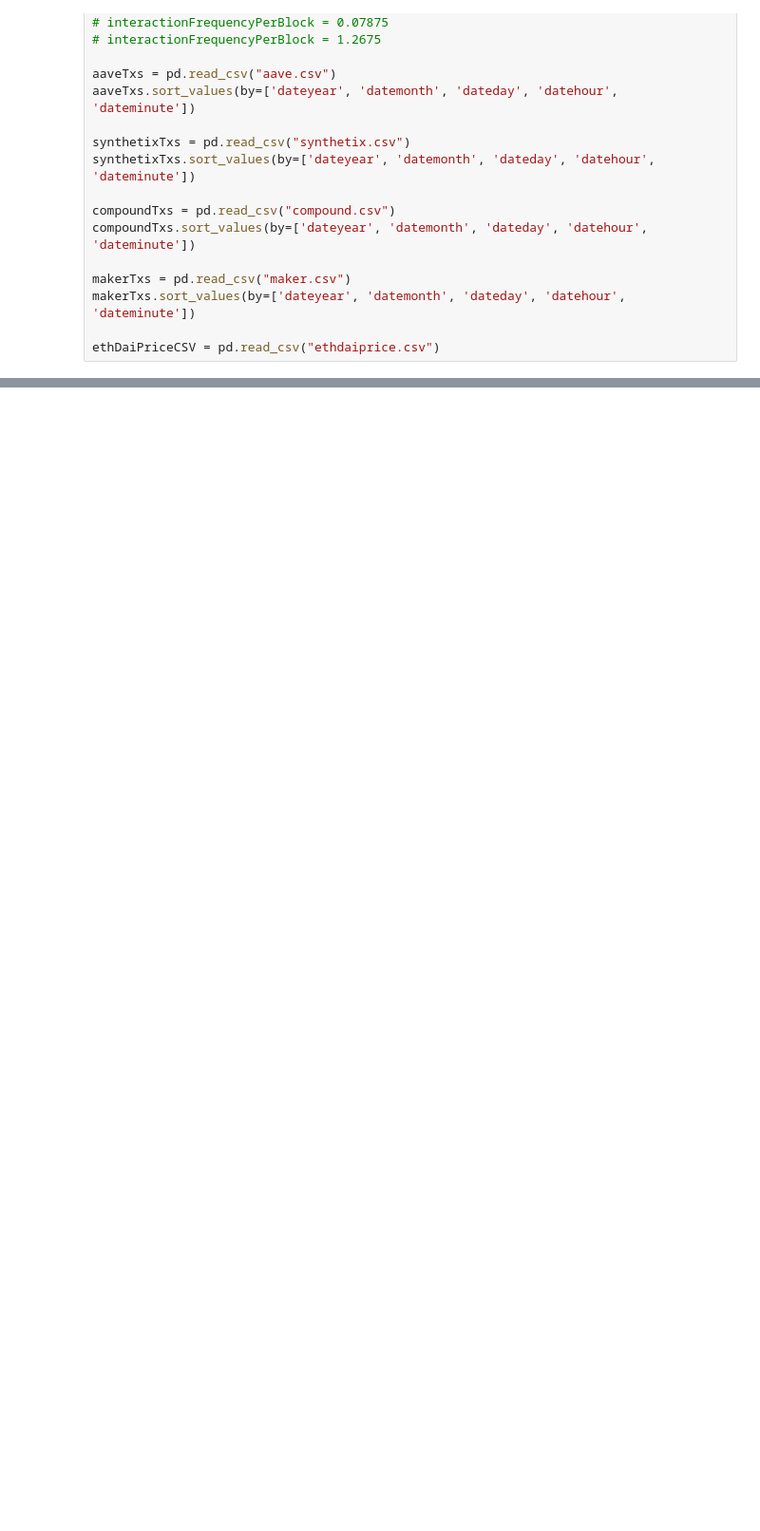
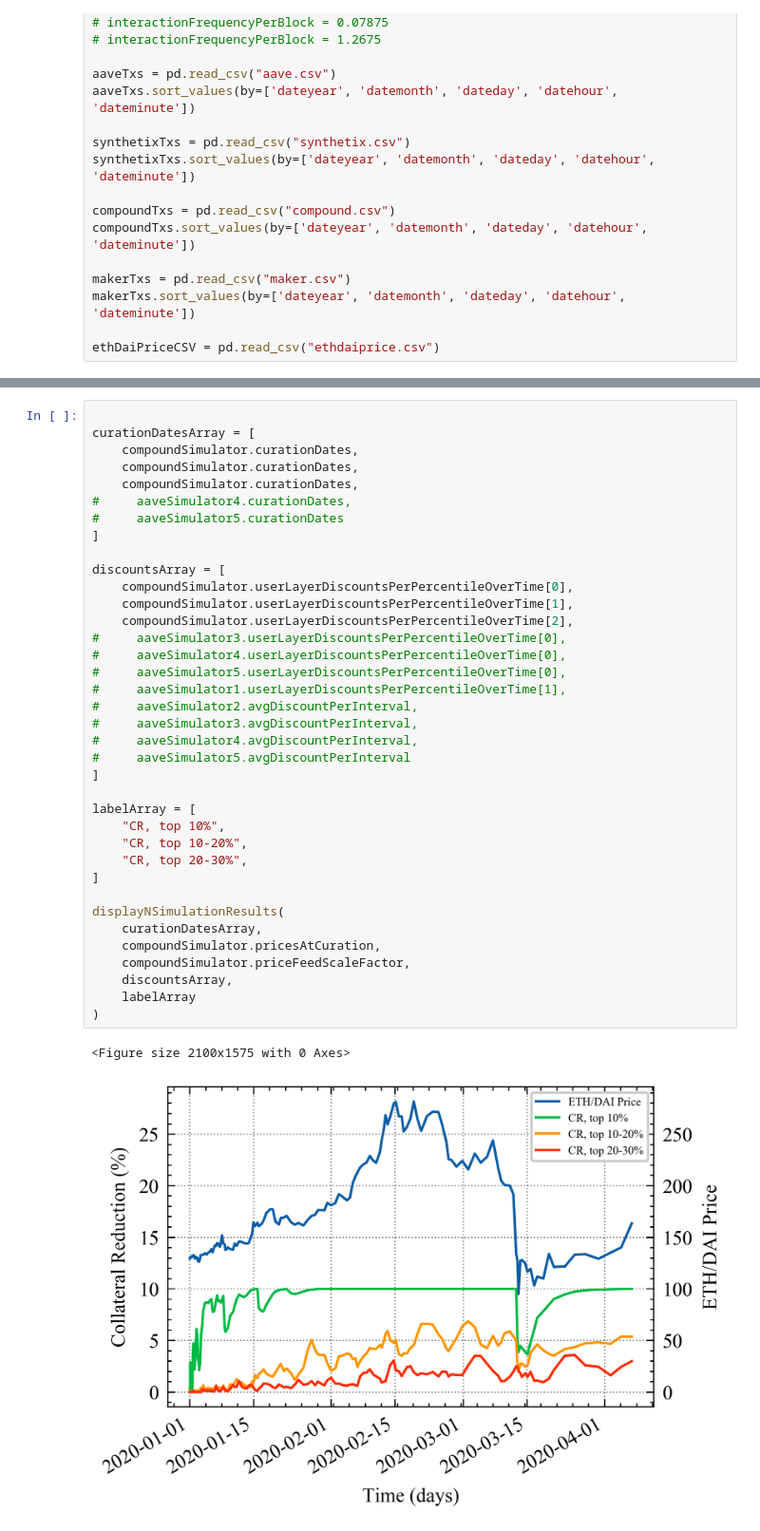
Before and after one commit to daniel-savu/Byzantic, a Jupyter notebook: simulation/black_thursday_simulation.ipynb, the cells around one changed output, grey strips where cells are left out. Shown at 95% size. Cells and saved outputs as stored; diff of their text form; blank space fills up the shorter version.

```diff
--- a/simulation/black_thursday_simulation.ipynb
+++ b/simulation/black_thursday_simulation.ipynb
@@ -260,3 +419,43 @@ aaveSimulator.displaySimulationResults()
+# %%
+
+curationDatesArray = [
+    compoundSimulator.curationDates,
+    compoundSimulator.curationDates,
+    compoundSimulator.curationDates,
+#     aaveSimulator4.curationDates,
+#     aaveSimulator5.curationDates
+]
+
+discountsArray = [
+    compoundSimulator.userLayerDiscountsPerPercentileOverTime[0],
+    compoundSimulator.userLayerDiscountsPerPercentileOverTime[1],
+    compoundSimulator.userLayerDiscountsPerPercentileOverTime[2],
+#     aaveSimulator3.userLayerDiscountsPerPercentileOverTime[0],
+#     aaveSimulator4.userLayerDiscountsPerPercentileOverTime[0],
+#     aaveSimulator5.userLayerDiscountsPerPercentileOverTime[0],
+#     aaveSimulator1.userLayerDiscountsPerPercentileOverTime[1],
+#     aaveSimulator2.avgDiscountPerInterval,
+#     aaveSimulator3.avgDiscountPerInterval,
+#     aaveSimulator4.avgDiscountPerInterval,
+#     aaveSimulator5.avgDiscountPerInterval
+]
+
+labelArray = [
+    "CR, top 10%",
+    "CR, top 10-20%",
+    "CR, top 20-30%",
+]
+
+displayNSimulationResults(
+    curationDatesArray,
+    compoundSimulator.pricesAtCuration,
+    compoundSimulator.priceFeedScaleFactor,
+    discountsArray,
+    labelArray
+)
+# %% [output]
+<Figure size 2100x1575 with 0 Axes>
+[figure, added]
 # %%
 compoundUserCount = 100
 # mint (deposit): 0xa0712d68 (cToken), 0x1249c58b (cETH)
```
Also changed, not shown: parts of 10 cells of this notebook, 2 other files.
